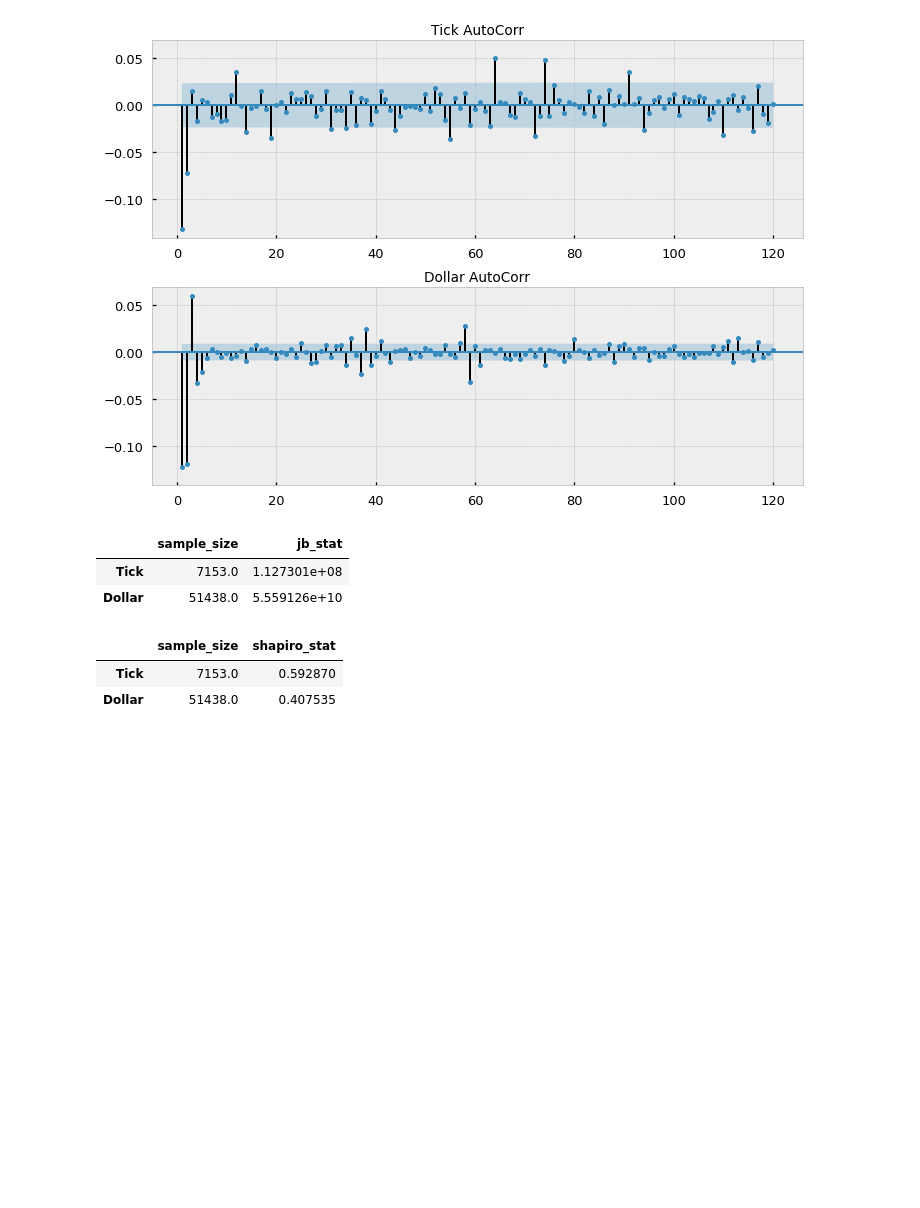
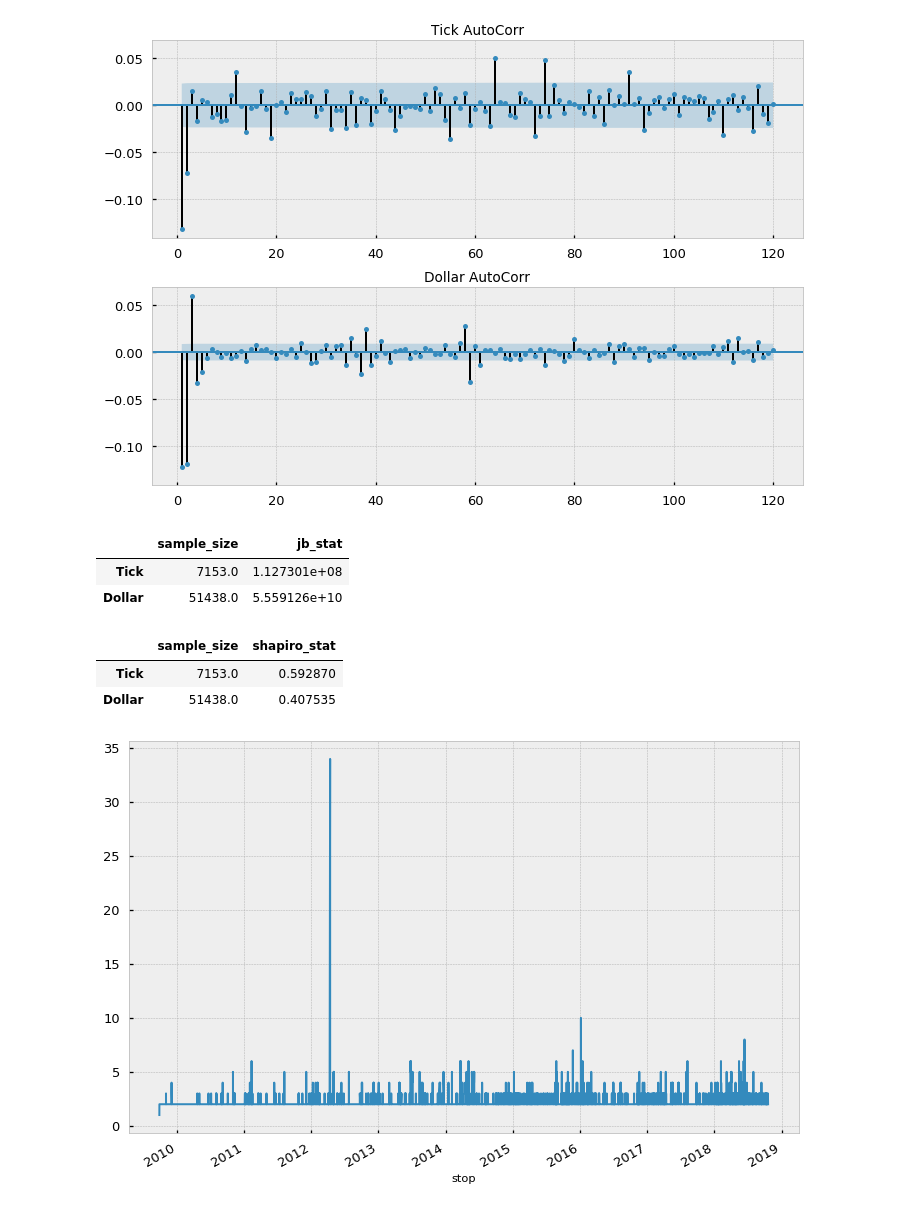
Before and after one commit to Dynami/Adv_Fin_ML_Exercises, a Jupyter notebook: notebooks/trying/test_01.ipynb, the cells around one changed output. Cells and saved outputs as stored; diff of their text form; code cells hidden in the pictures; blank space fills up the shorter version.

```diff
--- a/notebooks/trying/test_01.ipynb
+++ b/notebooks/trying/test_01.ipynb
@@ -165,3 +168,8 @@ get_test_stats(bar_types,bar_returns,shapiro).sort_values('shapiro_stat')[::-1]
 |  | sample_size | shapiro_stat |
 | Tick | 7153.0 | 0.592870 |
 | Dollar | 51438.0 | 0.407535 |
+# %%
+imb_bars, df_ts = get_imbalanced_df(dv_bar_df, price_column='price', imbalanced_column='dv',wsize=1000)
+#imb_bars = get_imbalanced_df(df=dv_bar_df)
+# %% [output]
+[figure, added]
```
Also changed, not shown: parts of 7 cells of this notebook, 2 other files.
